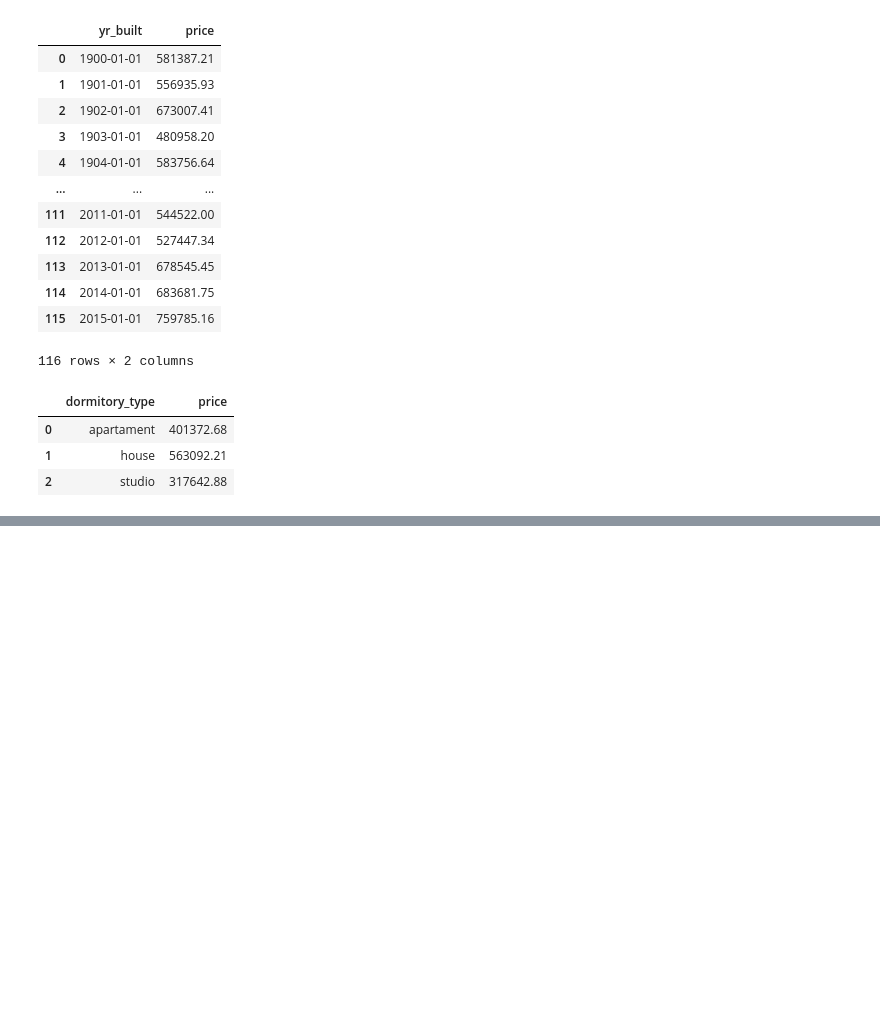
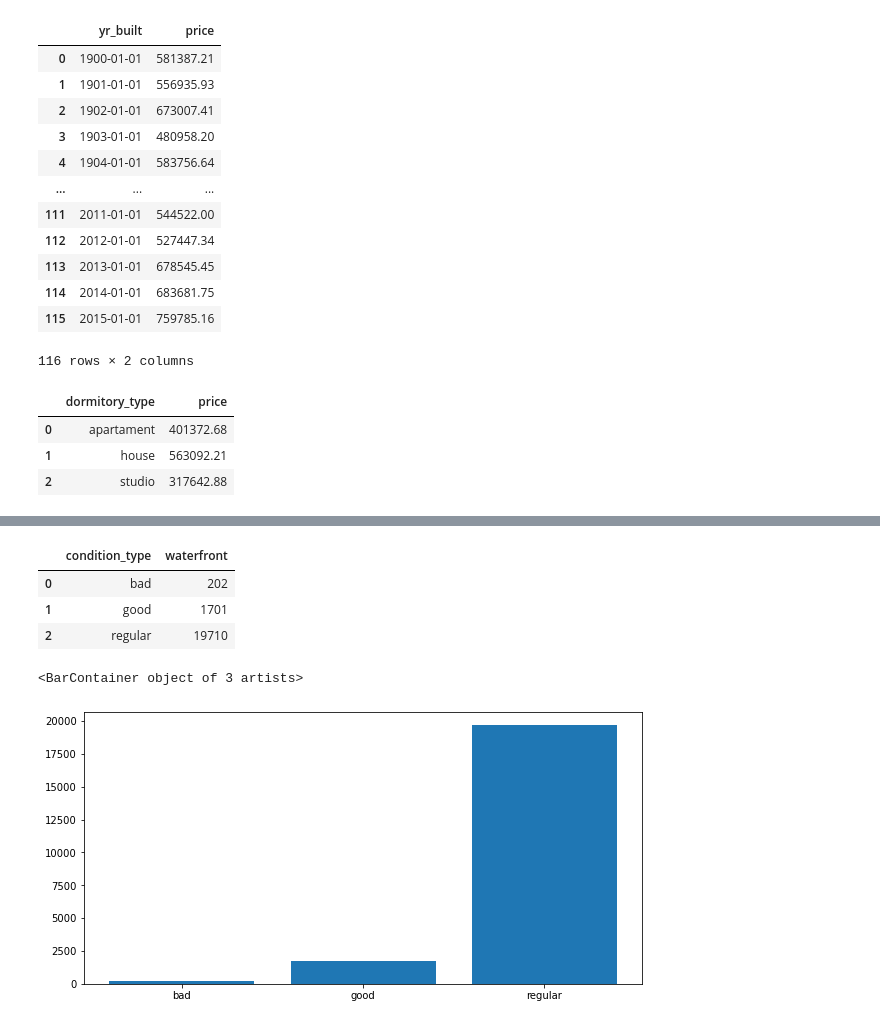
Before and after one commit to djalmarodriguess/Python, a Jupyter notebook: Pandas/House Sales.ipynb, the cells around one changed output, grey strips where cells are left out. Cells and saved outputs as stored; diff of their text form; code cells hidden in the pictures; blank space fills up the shorter version.

```diff
--- a/Pandas/House Sales.ipynb
+++ b/Pandas/House Sales.ipynb
@@ -923,0 +884,14 @@ df[['yr_built', 'dormitory_type', 'price']].groupby(['dormitory_type', 'yr_built
+# %%
+aux1 = df.groupby('condition_type')['waterfront'].count().reset_index()
+aux1
+# %% [output]
+|  | condition_type | waterfront |
+| 0 | bad | 202 |
+| 1 | good | 1701 |
+| 2 | regular | 19710 |
+# %%
+plt.figure(figsize=(10,5))
+plt.bar( aux1['condition_type'],aux1['waterfront'])
+# %% [output]
+<BarContainer object of 3 artists>
+[figure, added]
```
Also changed, not shown: parts of 7 cells of this notebook.
